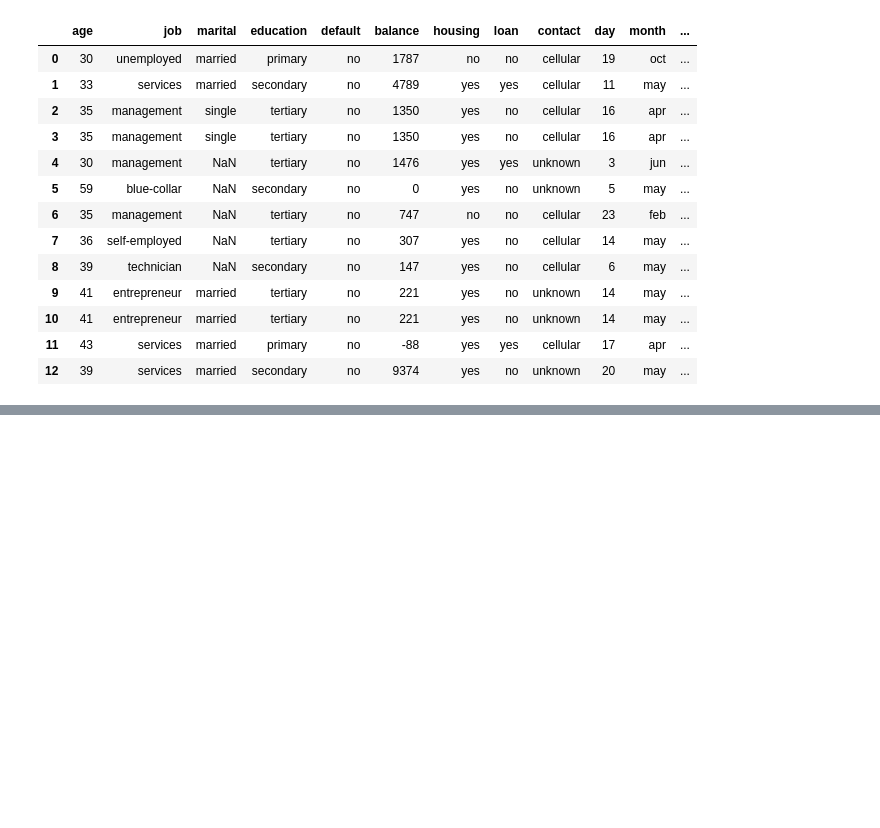
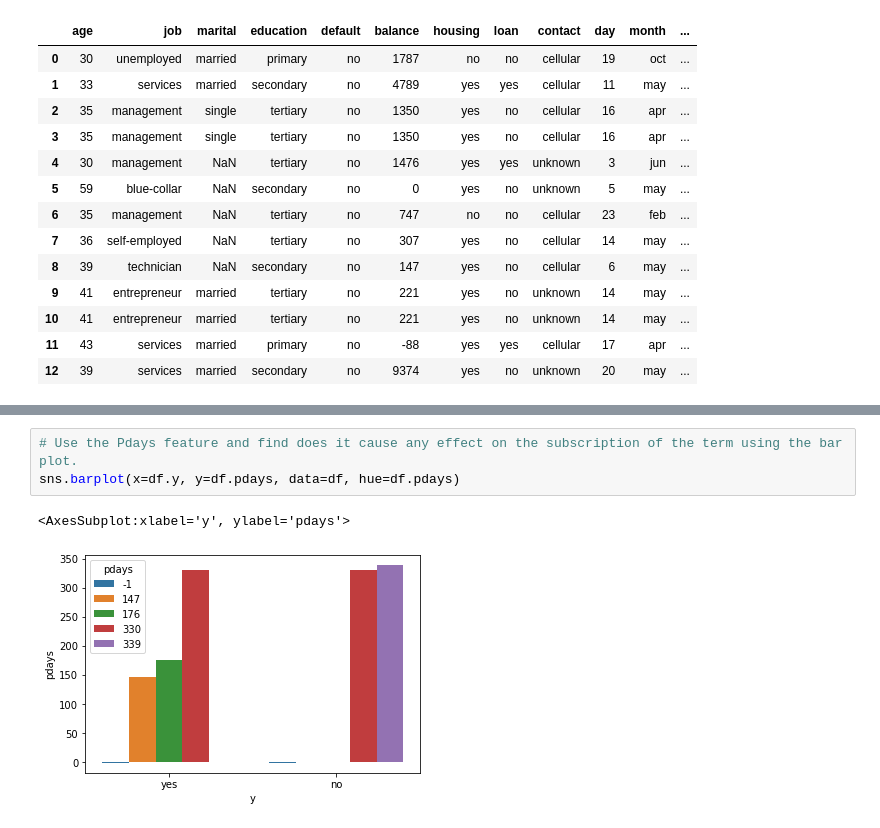
Before and after one commit to Himanshu7011/MiniProJect_NumPY_Pandas, a Jupyter notebook: Mini_P.ipynb, the cells around one changed output, grey strips where cells are left out. Cells and saved outputs as stored; diff of their text form; blank space fills up the shorter version.

```diff
--- a/Mini_P.ipynb
+++ b/Mini_P.ipynb
@@ -159,0 +161,6 @@ sns.countplot(x=df.Season, hue=df.y, data=pd.melt(df))
+# %%
+# Use the Pdays feature and find does it cause any effect on the subscription of the term using the bar plot.
+sns.barplot(x=df.y, y=df.pdays, data=df, hue=df.pdays)
+# %% [output]
+<AxesSubplot:xlabel='y', ylabel='pdays'>
+[figure, added]
```
Also changed, not shown: parts of 5 cells of this notebook.
